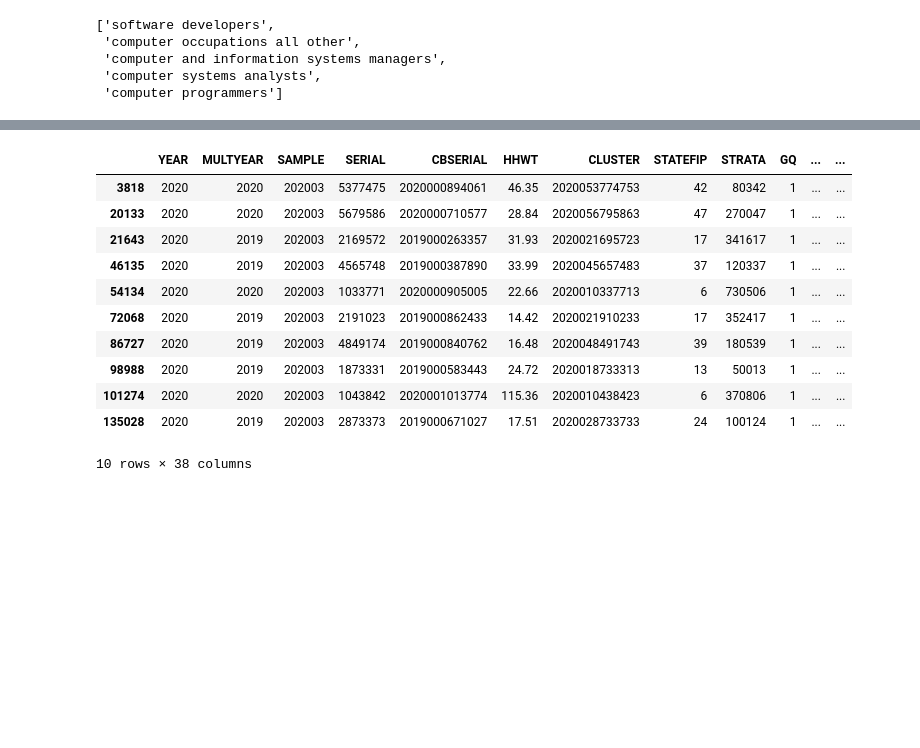
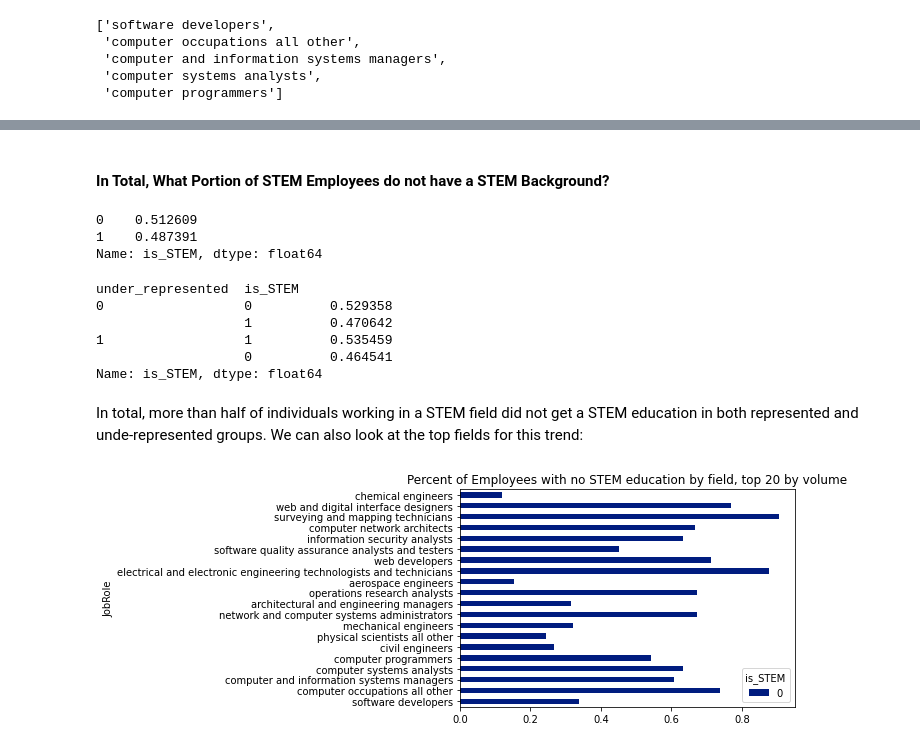
Before and after one commit to kayfilipp/HigherME, a Jupyter notebook: census_data/Untitled.ipynb, the cells around one changed output, grey strips where cells are left out. Saved outputs shown, nothing was run; the diff lists cells and outputs as text; code cells hidden in the pictures; blank space fills up the shorter version.

Commit message:
what % of each field has employees with no STEM degree?

```diff
--- a/census_data/Untitled.ipynb
+++ b/census_data/Untitled.ipynb
@@ -597,15 +546,37 @@ temp_cross.sort_values(by='n',ascending=False)[:25]
-# %%
-df[(df['JobRole'] == 'podiatrists') & (df['under_represented']==0)]
-# %% [output]
-|  | YEAR | MULTYEAR | SAMPLE | SERIAL | CBSERIAL | HHWT | CLUSTER | STATEFIP | STRATA | GQ | ... | ... |
-| 3818 | 2020 | 2020 | 202003 | 5377475 | 2020000894061 | 46.35 | 2020053774753 | 42 | 80342 | 1 | ... | ... |
-| 20133 | 2020 | 2020 | 202003 | 5679586 | 2020000710577 | 28.84 | 2020056795863 | 47 | 270047 | 1 | ... | ... |
-| 21643 | 2020 | 2019 | 202003 | 2169572 | 2019000263357 | 31.93 | 2020021695723 | 17 | 341617 | 1 | ... | ... |
-| 46135 | 2020 | 2019 | 202003 | 4565748 | 2019000387890 | 33.99 | 2020045657483 | 37 | 120337 | 1 | ... | ... |
-| 54134 | 2020 | 2020 | 202003 | 1033771 | 2020000905005 | 22.66 | 2020010337713 | 6 | 730506 | 1 | ... | ... |
-| 72068 | 2020 | 2019 | 202003 | 2191023 | 2019000862433 | 14.42 | 2020021910233 | 17 | 352417 | 1 | ... | ... |
-| 86727 | 2020 | 2019 | 202003 | 4849174 | 2019000840762 | 16.48 | 2020048491743 | 39 | 180539 | 1 | ... | ... |
-| 98988 | 2020 | 2019 | 202003 | 1873331 | 2019000583443 | 24.72 | 2020018733313 | 13 | 50013 | 1 | ... | ... |
-| 101274 | 2020 | 2020 | 202003 | 1043842 | 2020001013774 | 115.36 | 2020010438423 | 6 | 370806 | 1 | ... | ... |
-| 135028 | 2020 | 2019 | 202003 | 2873373 | 2019000671027 | 17.51 | 2020028733733 | 24 | 100124 | 1 | ... | ... |
-10 rows × 38 columns
+# %% [markdown]
+#### In Total, What Portion of STEM Employees do not have a STEM Background?
+# %%
+df[df['stemType']!=-1]['is_STEM'].value_counts(normalize=True)
+# %% [output]
+0    0.512609
+1    0.487391
+Name: is_STEM, dtype: float64
+# %%
+df[df['stemType']!=-1].groupby('under_represented')['is_STEM'].value_counts(normalize=True)
+# %% [output]
+under_represented  is_STEM
+0                  0          0.529358
+                   1          0.470642
+1                  1          0.535459
+                   0          0.464541
+Name: is_STEM, dtype: float64
+# %% [markdown]
+In total, more than half of individuals working in a STEM field did not get a STEM education in both represented and unde-represented groups. We can also look at the top fields for this trend:
+# %%
+df_temp = df[df['stemType']!=-1]
+temp_cross = pd.crosstab(
+    df_temp['JobRole'],
+    df_temp['is_STEM'],
+)
+temp_cross['n'] = temp_cross[0]+temp_cross[1]
+temp_cross[0] = temp_cross[0]/temp_cross['n']
+temp_cross[1] = temp_cross[1]/temp_cross['n']
+temp_cross = temp_cross.sort_values(by='n',ascending=False)[:20]
+temp_cross = temp_cross.drop(columns=['n',1])
+temp_cross.plot(
+    kind='barh',
+    title='Percent of Employees with no STEM education by field, top 20 by volume'
+)
+del df_temp
+# %% [output]
+[figure, added]
```
Also changed, not shown: parts of 17 cells of this notebook, 1 other file.
